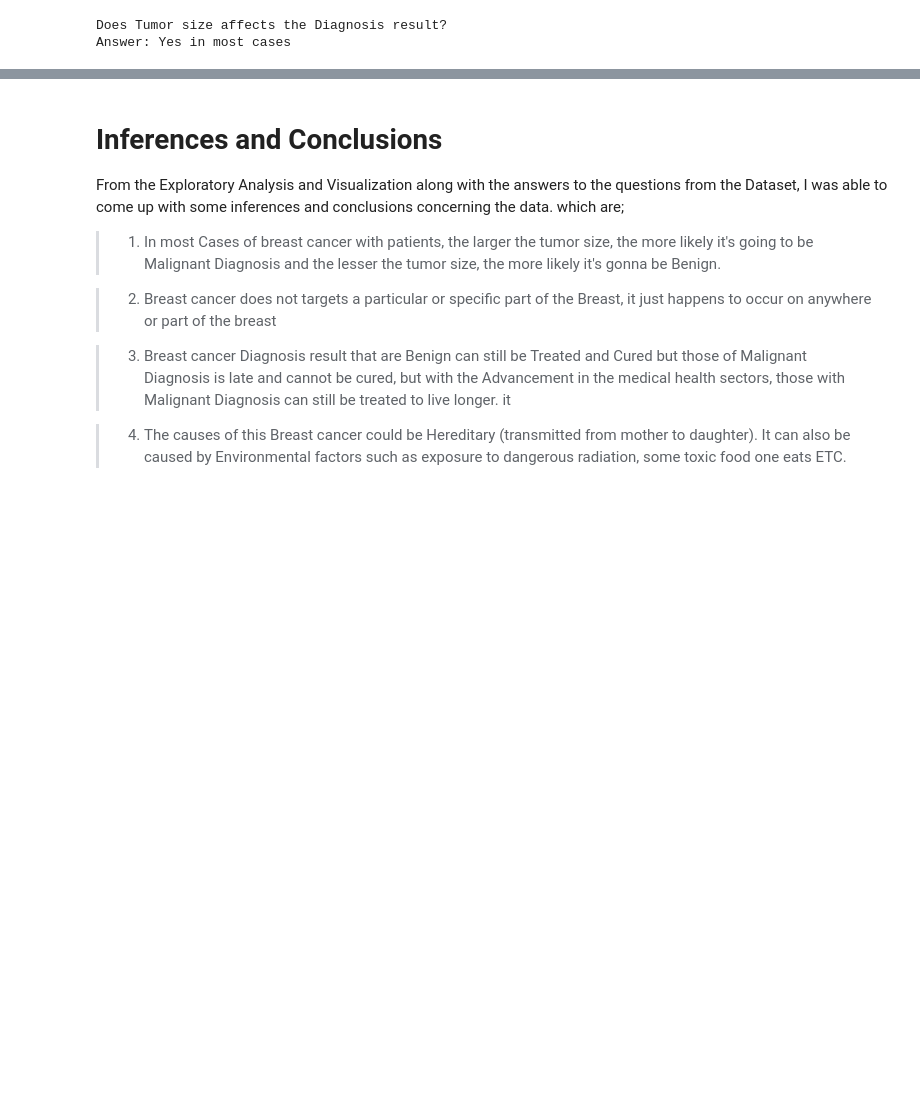
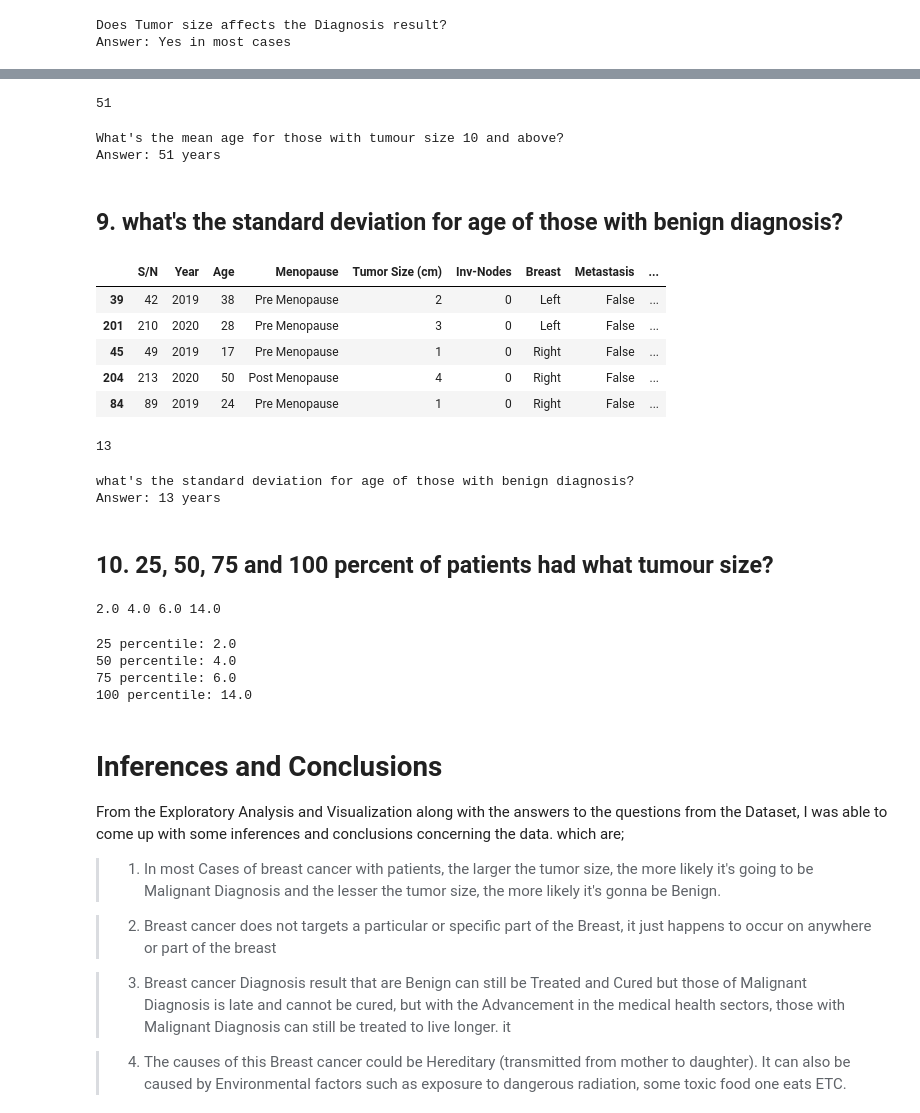
Before and after one commit to Abramz42/Python-projects, a Jupyter notebook: Project 1_Breast cancer analysis.ipynb, the cells around one changed output, grey strips where cells are left out. Saved outputs shown, nothing was run; the diff lists cells and outputs as text; code cells hidden in the pictures; blank space fills up the shorter version.

```diff
--- a/Project 1_Breast cancer analysis.ipynb
+++ b/Project 1_Breast cancer analysis.ipynb
@@ -682,3 +694,61 @@ Answer: Yes in most cases
+# %%
+mean_age = int(np.mean(f.Age))
+mean_age
+# %% [output]
+51
+# %%
+print('''
+What's the mean age for those with tumour size 10 and above?
+Answer: {} years'''.format(mean_age))
+# %% [output]
+What's the mean age for those with tumour size 10 and above?
+Answer: 51 years
+# %% [markdown]
+## 9. what's the standard deviation for age of those with benign diagnosis?
+# %%
+g = data[data['Diagnosis Result'] == 'Benign']
+g.sample(5)
+# %% [output]
+|  | S/N | Year | Age | Menopause | Tumor Size (cm) | Inv-Nodes | Breast | Metastasis | ... |
+| 39 | 42 | 2019 | 38 | Pre Menopause | 2 | 0 | Left | False | ... |
+| 201 | 210 | 2020 | 28 | Pre Menopause | 3 | 0 | Left | False | ... |
+| 45 | 49 | 2019 | 17 | Pre Menopause | 1 | 0 | Right | False | ... |
+| 204 | 213 | 2020 | 50 | Post Menopause | 4 | 0 | Right | False | ... |
+| 84 | 89 | 2019 | 24 | Pre Menopause | 1 | 0 | Right | False | ... |
+# %%
+age_dev = int(np.std(g.Age))
+age_dev
+# %% [output]
+13
+# %%
+print('''
+what's the standard deviation for age of those with benign diagnosis?
+Answer: {} years'''.format(age_dev))
+# %% [output]
+what's the standard deviation for age of those with benign diagnosis?
+Answer: 13 years
+# %% [markdown]
+## 10. 25, 50, 75 and 100 percent of patients had what tumour size?
+# %%
+A = np.percentile(data['Tumor Size (cm)'], 25)
+B = np.percentile(data['Tumor Size (cm)'], 50)
+C = np.percentile(data['Tumor Size (cm)'], 75)
+D = np.percentile(data['Tumor Size (cm)'], 100)
+
+print(A, B, C, D)
+# %% [output]
+2.0 4.0 6.0 14.0
+# %%
+print('''
+25 percentile: {}
+50 percentile: {}
+75 percentile: {}
+100 percentile: {}'''.format(A,B,C,D))
+# %% [output]
+25 percentile: 2.0
+50 percentile: 4.0
+75 percentile: 6.0
+100 percentile: 14.0
 # %% [markdown]
 # Inferences and Conclusions
 
```
Also changed, not shown: parts of 23 cells of this notebook, 1 other file.
